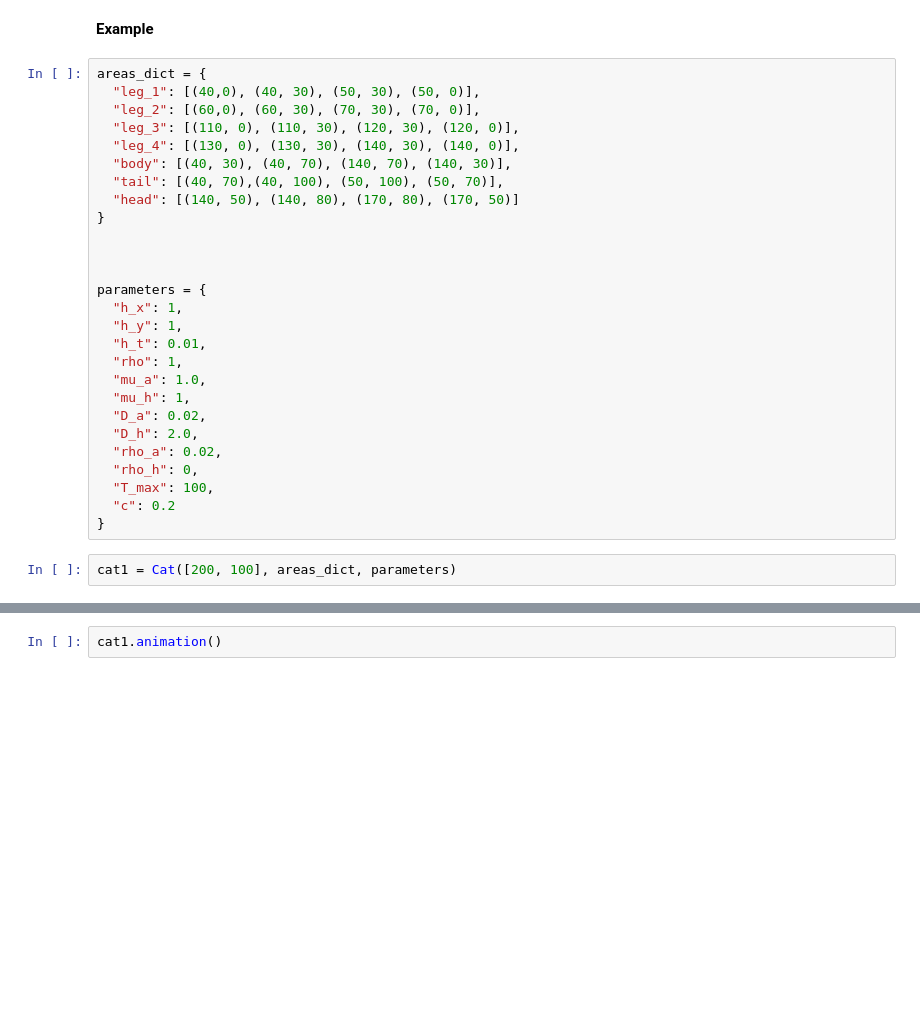
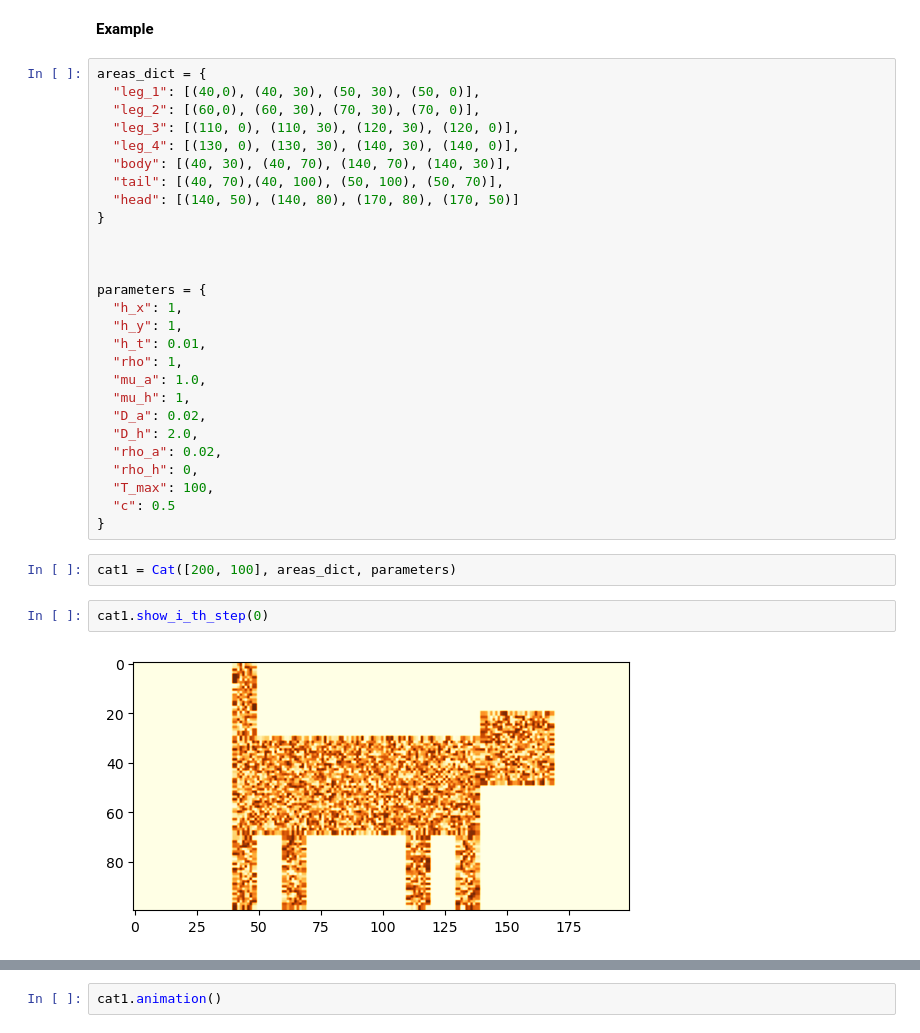
Before and after one commit to lukirebisz/Deterministic-modeling, a Jupyter notebook: Simulations.ipynb, the cells around one changed output, grey strips where cells are left out. Cells and saved outputs as stored; diff of their text form; blank space fills up the shorter version.

```diff
--- a/Simulations.ipynb
+++ b/Simulations.ipynb
@@ -289,10 +289,14 @@ parameters = {
   "rho_a": 0.02,
   "rho_h": 0,
   "T_max": 100,
-  "c": 0.2
+  "c": 0.5
 }
 # %%
 cat1 = Cat([200, 100], areas_dict, parameters)
+# %%
+cat1.show_i_th_step(0)
+# %% [output]
+[figure, added]
 # %%
 cat1.show_i_th_step(-1)
 # %% [output]
```
Also changed, not shown: parts of 8 cells of this notebook.
